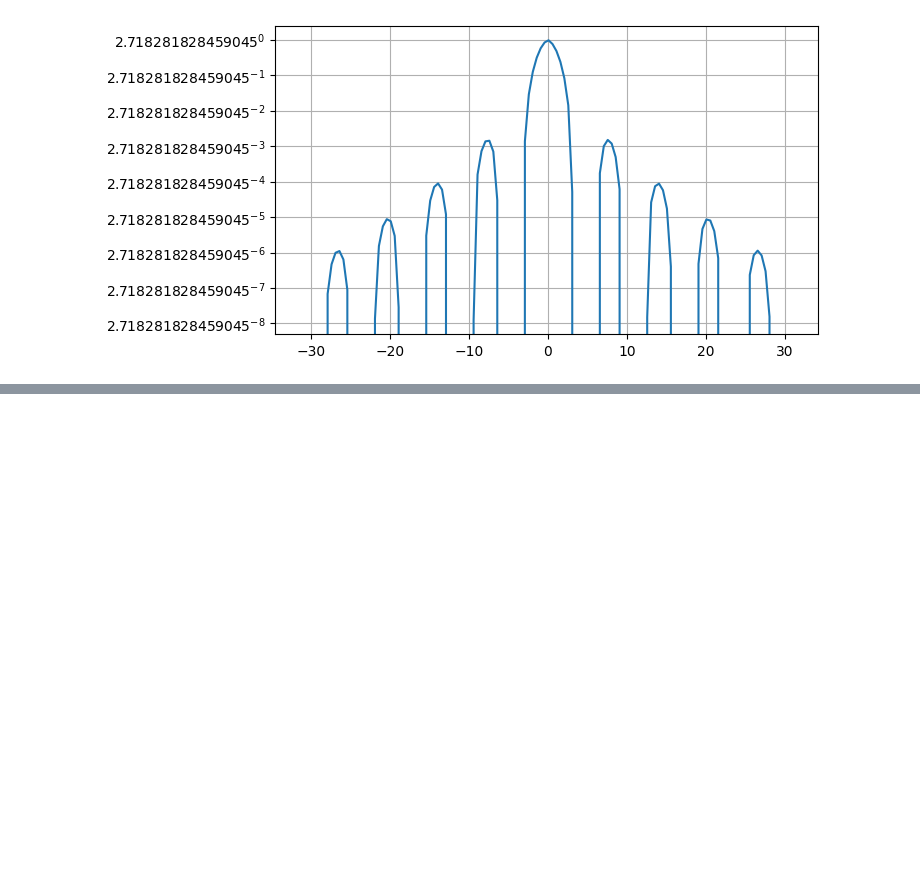
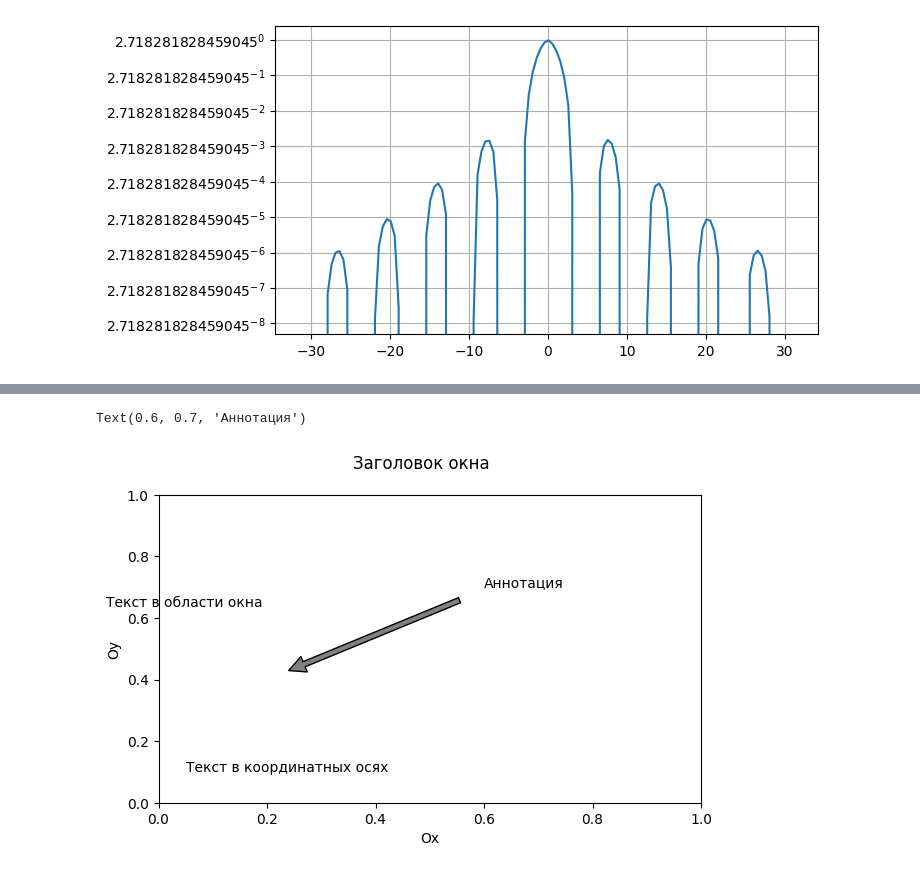
Before and after one commit to crissyro/base-of-DS, a Jupyter notebook: Basic of matplotlib.ipynb, the cells around one changed output, grey strips where cells are left out. Drawn from its saved outputs; the diff is of its cells as text; code cells hidden in the pictures; blank space fills up the shorter version.

Commit message:
matplotlib tasks labels and texts

```diff
--- a/Basic of matplotlib.ipynb
+++ b/Basic of matplotlib.ipynb
@@ -318,0 +330,12 @@ ax.grid()
+# %%
+fig = plt.figure(figsize=(7, 4))
+ax = fig.add_subplot()
+plt.figtext(0.05, 0.6, 'Текст в области окна')
+plt.suptitle('Заголовок окна')
+ax.set_xlabel('Ox')
+ax.set_ylabel('Oy')
+ax.text(0.05, 0.1, 'Текст в координатных осях')
+ax.annotate('Аннотация', xy = (0.2, 0.4), xytext=(0.6, 0.7), arrowprops={'facecolor': 'gray', 'shrink': 0.1})
+# %% [output]
+Text(0.6, 0.7, 'Аннотация')
+[figure, added]
```
Also changed, not shown: parts of 2 cells of this notebook.
